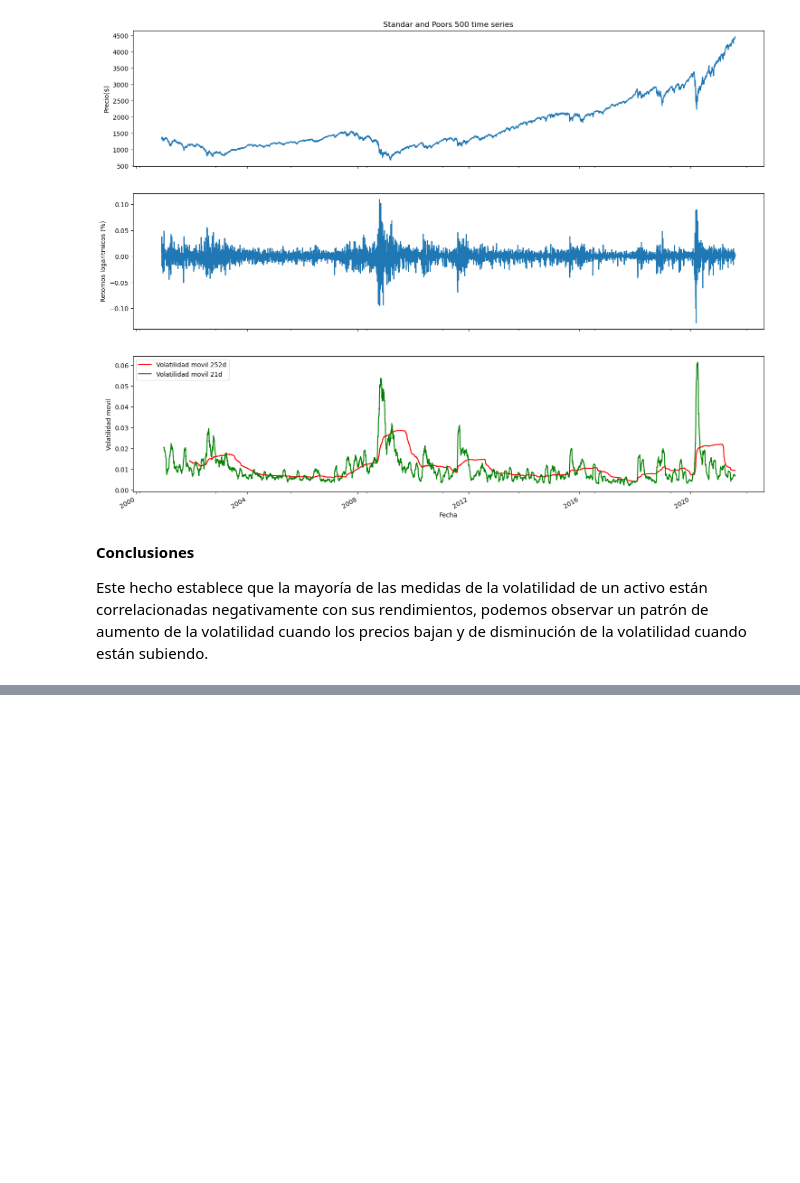
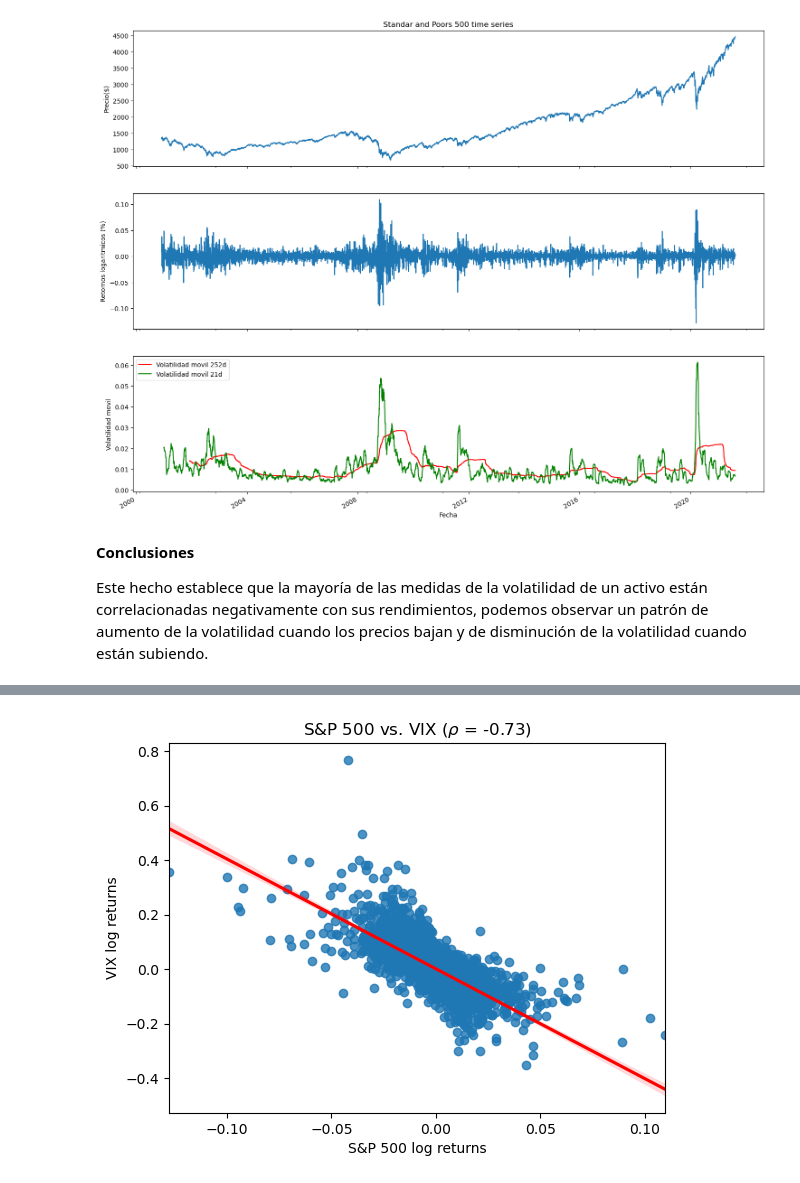
Before and after one commit to MkCst/QuantitativeAnalysis, a Jupyter notebook: A0DataPreprocessing.ipynb, the cells around one changed output, grey strips where cells are left out. Cells and saved outputs as stored; diff of their text form; code cells hidden in the pictures; blank space fills up the shorter version.

```diff
--- a/A0DataPreprocessing.ipynb
+++ b/A0DataPreprocessing.ipynb
@@ -447,0 +450,23 @@ Este hecho establece que la mayoría de las medidas de la volatilidad de un acti
+# %%
+#1 Descarga y preprocesamiento de los precios indices: S&P 500 y VIX
+import yfinance as yf
+import pandas as pd
+import numpy as np
+import matplotlib.pyplot as plt
+
+
+df = yf.download(['^GSPC', '^VIX'],
+                 start='1997-01-01',
+                 end='2020-12-31',
+                 progress=False)
+df = df[['Adj Close']]
+print(df)
+df.columns = df.columns.droplevel(0)
+df = df.rename(columns={'^GSPC': 'sp500', '^VIX': 'vix'})
+
+## Calculo de los rendimientos logaritmicos
+df["log_rtn"] = np.log(df.sp500 / df.sp500.shift(1))
+df["vol_rtn"] = np.log(df.vix / df.vix.shift(1))
+df.dropna(how="any", axis=0, inplace=True)
+
+print(df)
@@ -447,0 +491,17 @@ Este hecho establece que la mayoría de las medidas de la volatilidad de un acti
+# %%
+#2 Traza un gráfico de dispersión
+# con los rendimientos en los ejes y ajusta una línea de regresión para
+# identificar la tendencia:
+# ---
+import seaborn as sns
+
+corr_coeff = df.log_rtn.corr(df.vol_rtn) # <- coeficiente de correlacion
+
+ax = sns.regplot(x='log_rtn', y='vol_rtn', data=df,
+                 line_kws={'color': 'red'})
+ax.set(title=f'S&P 500 vs. VIX ($\\rho$ = {corr_coeff:.2f})',
+       ylabel='VIX log returns',
+       xlabel='S&P 500 log returns')
+plt.show()
+# %% [output]
+[figure, added]
```
Also changed, not shown: parts of 2 cells of this notebook.
